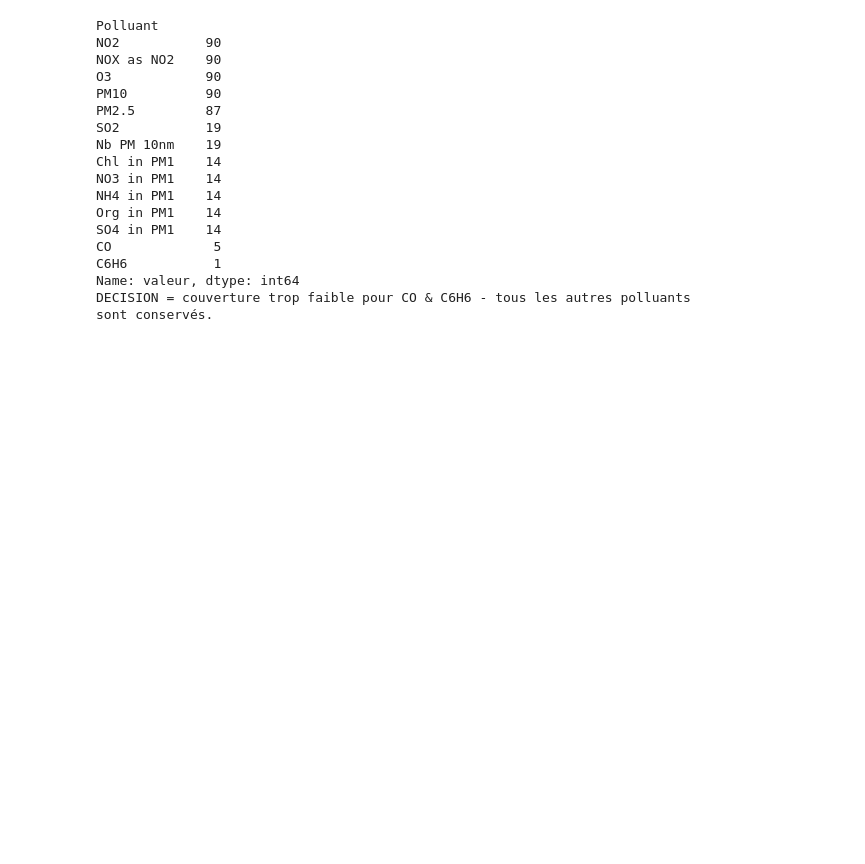
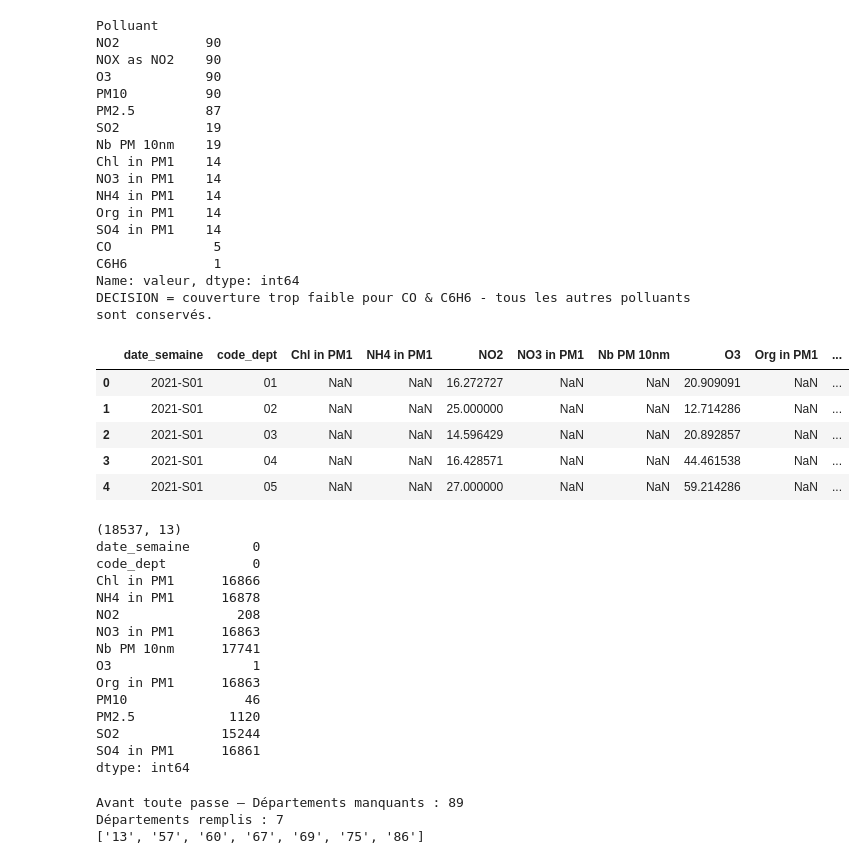
Before and after one commit to jbrocardplatim/LIORA_PROJET_PATHO_RESPIRATOIRES, a Jupyter notebook: notebooks/15_agreg_pollution_round_suivant.ipynb, the cells around one changed output. Drawn from its saved outputs; the diff is of its cells as text; code cells hidden in the pictures; blank space fills up the shorter version.

```diff
--- a/notebooks/15_agreg_pollution_round_suivant.ipynb
+++ b/notebooks/15_agreg_pollution_round_suivant.ipynb
@@ -247,3 +247,40 @@ CO             5
 C6H6           1
 Name: valeur, dtype: int64
 DECISION = couverture trop faible pour CO & C6H6 - tous les autres polluants sont conservés.
+# %%
+polluants = ["NO2", "O3", "PM10","PM2.5", "SO2", "Nb PM 10nm","Chl in PM1","NO3 in PM1", "NH4 in PM1", "Org in PM1", "SO4 in PM1"]
+toutes_dates = sorted(hebdo['date_semaine'].unique())
+
+hebdo_piv = (hebdo[hebdo["Polluant"].isin(polluants)]
+              .pivot_table(index=["date_semaine", "code_dept"],
+                           columns="Polluant",
+                           values="moyenne")       # moyenne hebdomadaire départementale
+              .reset_index())
+hebdo_piv.columns.name = None                     # retire le titre "Polluant" au-dessus des colonnes
+hebdo_piv = hebdo_piv.sort_values(["date_semaine", "code_dept"]).reset_index(drop=True)
+
+display(hebdo_piv.head())
+print(hebdo_piv.shape)
+print(hebdo_piv.isna().sum())
+# %% [output]
+|  | date_semaine | code_dept | Chl in PM1 | NH4 in PM1 | NO2 | NO3 in PM1 | Nb PM 10nm | O3 | Org in PM1 | ... |
+| 0 | 2021-S01 | 01 | NaN | NaN | 16.272727 | NaN | NaN | 20.909091 | NaN | ... |
+| 1 | 2021-S01 | 02 | NaN | NaN | 25.000000 | NaN | NaN | 12.714286 | NaN | ... |
+| 2 | 2021-S01 | 03 | NaN | NaN | 14.596429 | NaN | NaN | 20.892857 | NaN | ... |
+| 3 | 2021-S01 | 04 | NaN | NaN | 16.428571 | NaN | NaN | 44.461538 | NaN | ... |
+| 4 | 2021-S01 | 05 | NaN | NaN | 27.000000 | NaN | NaN | 59.214286 | NaN | ... |
+(18537, 13)
+date_semaine        0
+code_dept           0
+Chl in PM1      16866
+NH4 in PM1      16878
+NO2               208
+NO3 in PM1      16863
+Nb PM 10nm      17741
+O3                  1
+Org in PM1      16863
+PM10               46
+PM2.5            1120
+SO2             15244
+SO4 in PM1      16861
+dtype: int64
@@ -249,0 +312,19 @@ DECISION = couverture trop faible pour CO & C6H6 - tous les autres polluants son
+# %%
+week = toutes_dates[0]
+pol = polluants[10]
+
+tous_depts = [f"{i:02d}" for i in range(1, 96) if i != 20] + ['2A', '2B']
+s_full = pd.Series(np.nan, index=tous_depts, name=pol)
+
+s_source = hebdo_piv[hebdo_piv['date_semaine'] == week].set_index('code_dept')[pol]
+s_full.update(s_source)
+s = s_full.copy()
+n = 0
+
+print(f"Avant toute passe — Départements manquants : {s.isna().sum()}")
+print(f"Départements remplis : {s.notna().sum()}")
+print(s[s.notna()].index.tolist())
+# %% [output]
+Avant toute passe — Départements manquants : 89
+Départements remplis : 7
+['13', '57', '60', '67', '69', '75', '86']
```
Also changed, not shown: parts of 5 cells of this notebook, 4 other files.
